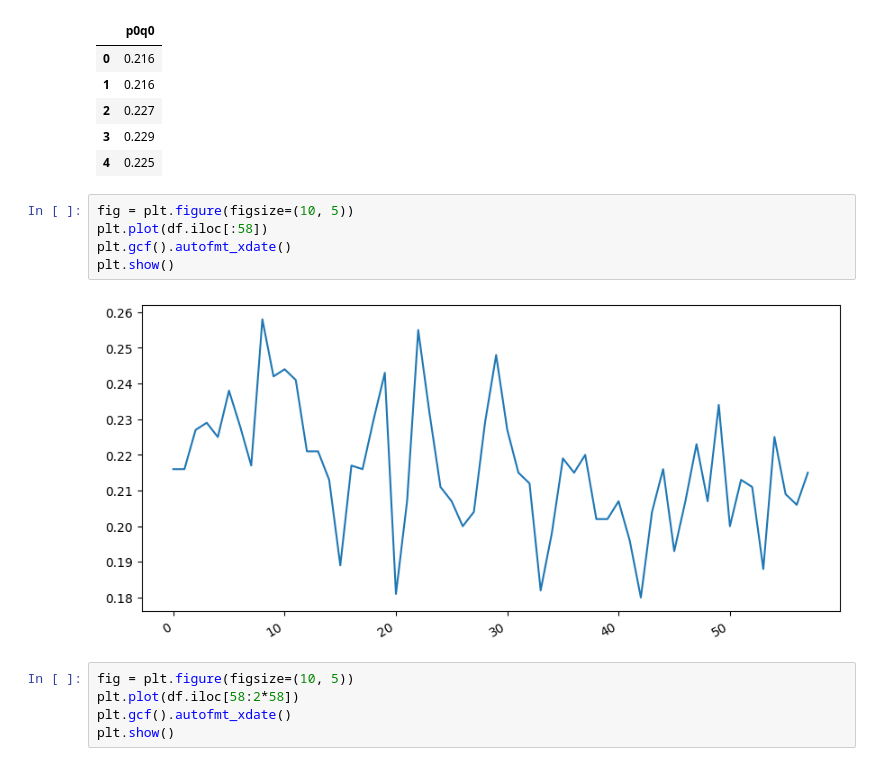
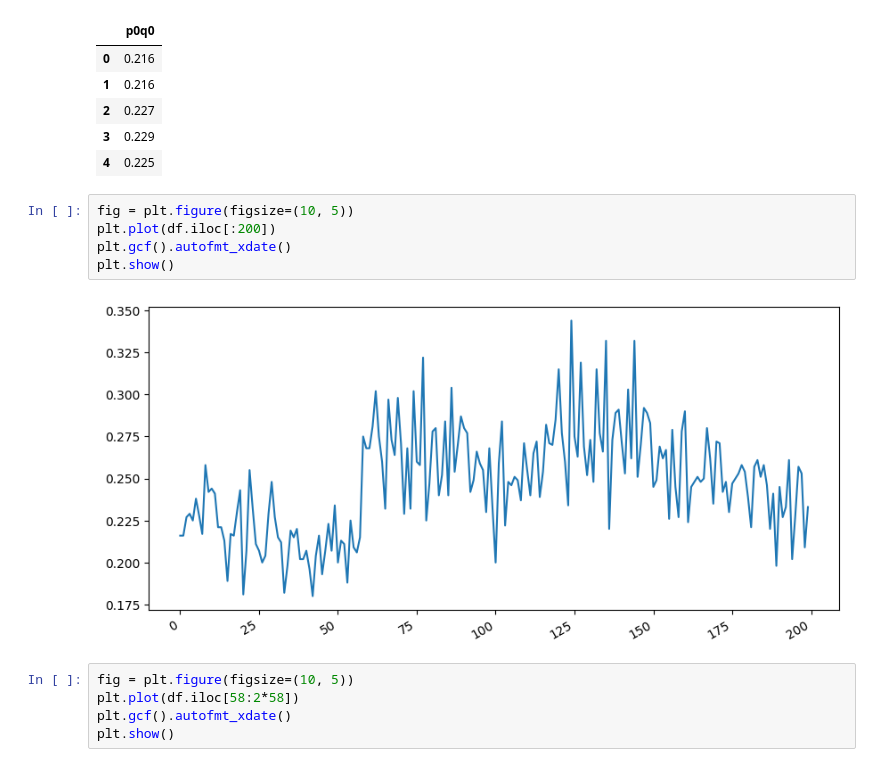
Before and after one commit to contepablod/ML-AI_Bourbaki, a Jupyter notebook: Semana2/intro_autorregresivos.ipynb, the cells around one changed output. Drawn from its saved outputs; the diff is of its cells as text.

```diff
--- a/Semana2/intro_autorregresivos.ipynb
+++ b/Semana2/intro_autorregresivos.ipynb
@@ -236,11 +236,11 @@ df.head()
 | 4 | 0.225 |
 # %%
 fig = plt.figure(figsize=(10, 5))
-plt.plot(df.iloc[:58])
+plt.plot(df.iloc[:200])
 plt.gcf().autofmt_xdate()
 plt.show()
 # %% [output]
-[figure, old version]
+[figure, new version]
 # %%
 fig = plt.figure(figsize=(10, 5))
 plt.plot(df.iloc[58:2*58])
```
Also changed, not shown: parts of 12 cells of this notebook, 3 other files.
